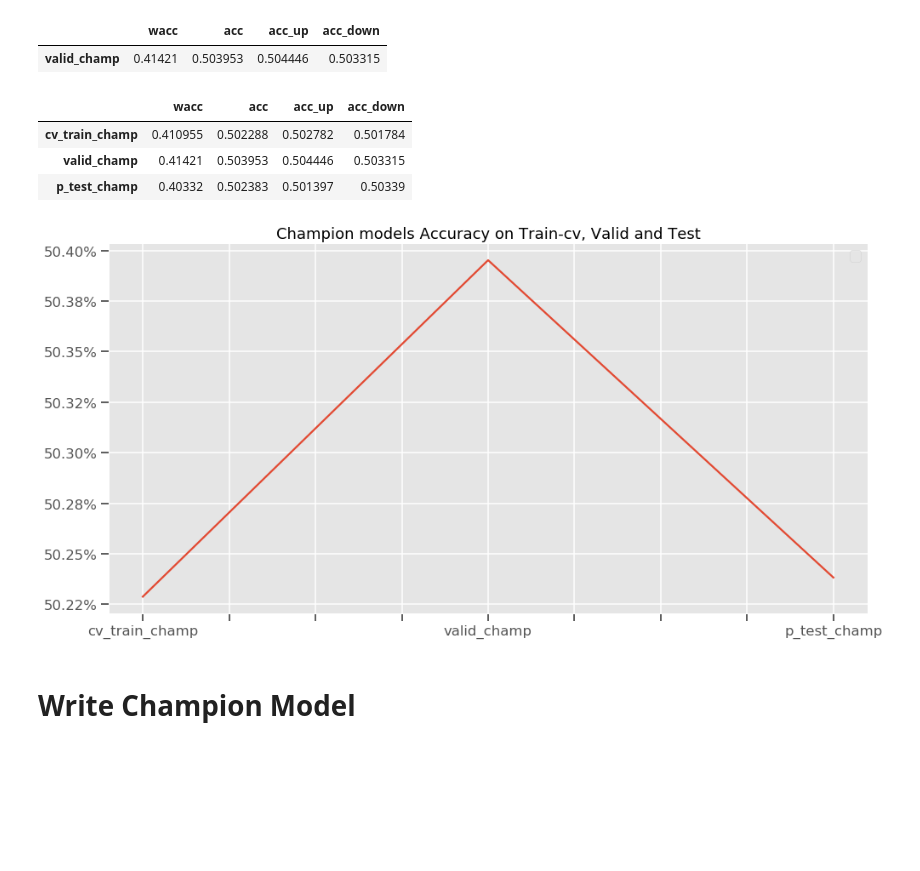
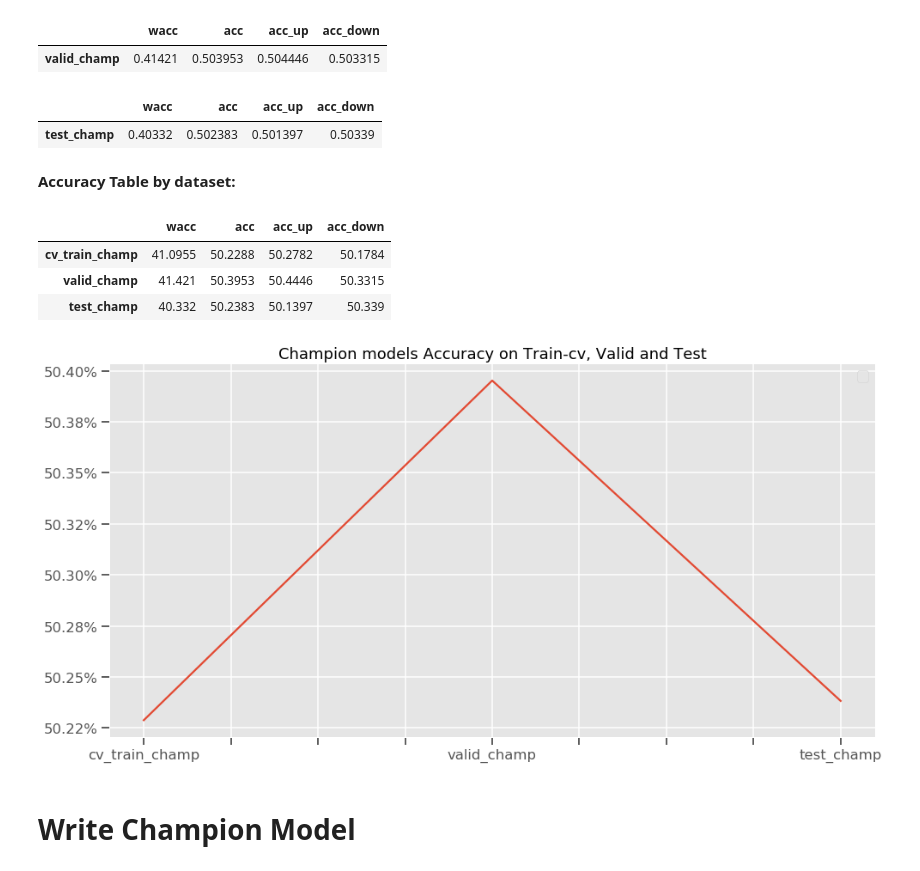
Before and after one commit to manualrg/dslab-ai-for-trading, a Jupyter notebook: notebooks/03_ml_models/02_mlmod_linmodels_featselect.ipynb, the cells around one changed output. Drawn from its saved outputs; the diff is of its cells as text; code cells hidden in the pictures; blank space fills up the shorter version.

Commit message:
fix acc_test table

```diff
--- a/notebooks/03_ml_models/02_mlmod_linmodels_featselect.ipynb
+++ b/notebooks/03_ml_models/02_mlmod_linmodels_featselect.ipynb
@@ -762,3 +762,10 @@ champ_valid_acc
 # %% [output]
 |  | wacc | acc | acc_up | acc_down |
 | valid_champ | 0.41421 | 0.503953 | 0.504446 | 0.503315 |
+# %%
+champ_test_acc =  compute_acc_metrics_by_feature(p_test_champ.join(y_test_full), ['p_test_champ'])
+champ_test_acc =  champ_test_acc.rename({'p_test_champ': 'test_champ'})
+champ_test_acc
+# %% [output]
+|  | wacc | acc | acc_up | acc_down |
+| test_champ | 0.40332 | 0.502383 | 0.501397 | 0.50339 |
@@ -765,11 +774,14 @@ champ_valid_acc
 # %%
 champ_acc_summary = pd.concat([champ_traincv_acc, champ_valid_acc, champ_test_acc], axis=0)
-champ_acc_summary
+
+display(Markdown('**Accuracy Table by dataset:**'))
+champ_acc_summary*100
 # %% [output]
+**Accuracy Table by dataset:**
 |  | wacc | acc | acc_up | acc_down |
-| cv_train_champ | 0.410955 | 0.502288 | 0.502782 | 0.501784 |
-| valid_champ | 0.41421 | 0.503953 | 0.504446 | 0.503315 |
-| p_test_champ | 0.40332 | 0.502383 | 0.501397 | 0.50339 |
+| cv_train_champ | 41.0955 | 50.2288 | 50.2782 | 50.1784 |
+| valid_champ | 41.421 | 50.3953 | 50.4446 | 50.3315 |
+| test_champ | 40.332 | 50.2383 | 50.1397 | 50.339 |
 # %%
 ax = champ_acc_summary.plot(y='acc', label='Accuracy')
 ax.set_yticklabels(['{:,.2%}'.format(x) for x in ax.get_yticks()])
@@ -777,7 +789,7 @@ plt.title("Champion models Accuracy on Train-cv, Valid and Test", fontsize=18)
 plt.legend("")
 plt.show()
 # %% [output]
-[figure, old version]
+[figure, new version]
 # %% [markdown]
 # Write Champion Model
 # %% [markdown]
```
Also changed, not shown: parts of 4 cells of this notebook.
